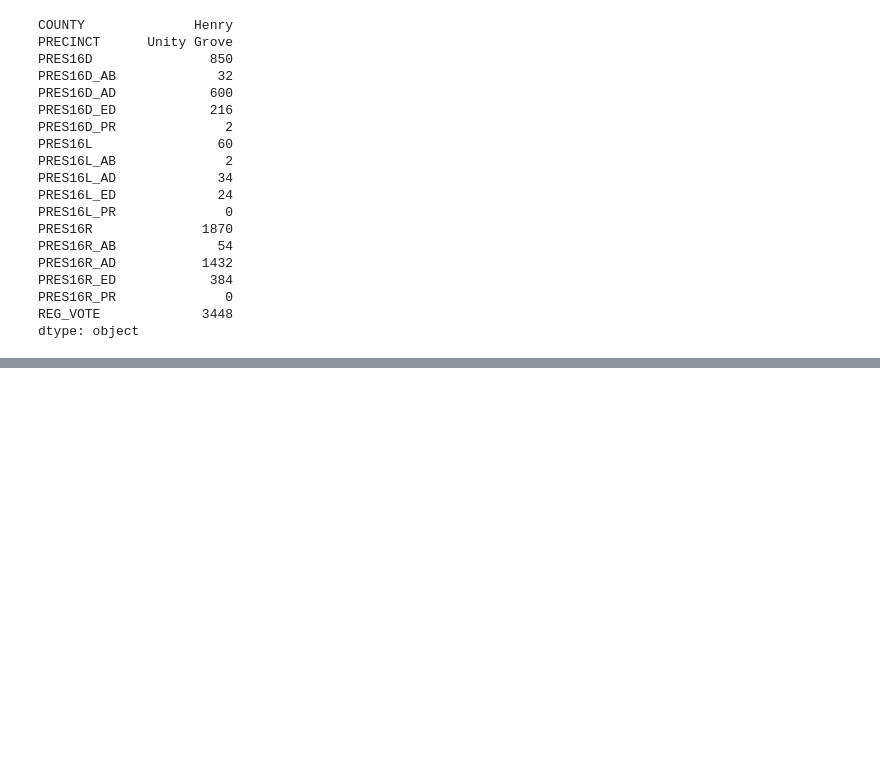
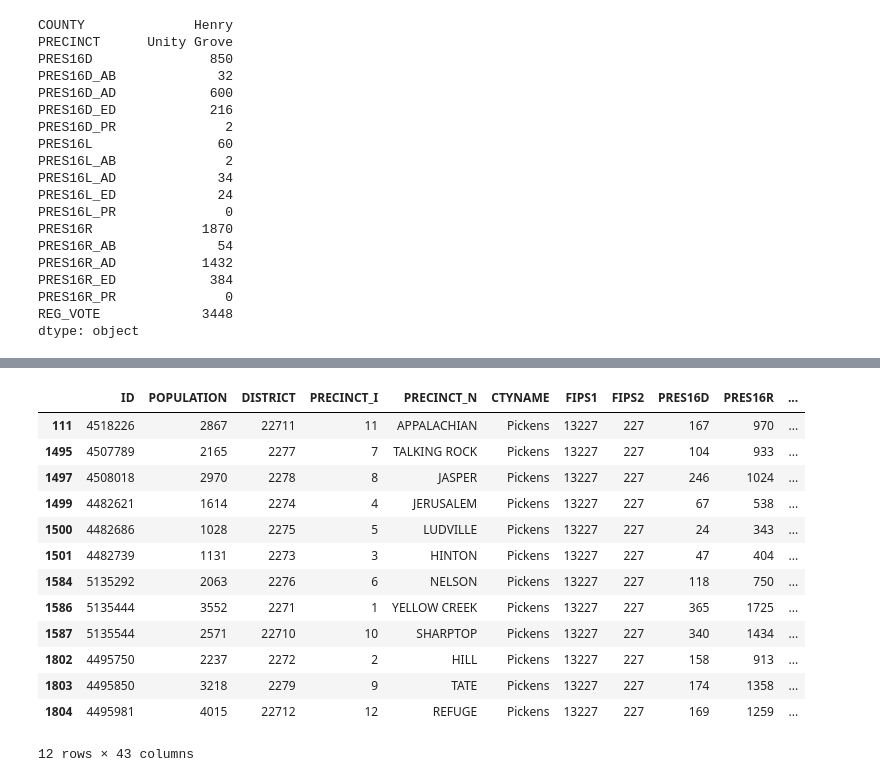
Before and after one commit to vrdi/preprocessing, a Jupyter notebook: MatchingPrecincts.ipynb, the cells around one changed output, grey strips where cells are left out. Cells and saved outputs as stored; diff of their text form; code cells hidden in the pictures; blank space fills up the shorter version.

```diff
--- a/MatchingPrecincts.ipynb
+++ b/MatchingPrecincts.ipynb
@@ -478,0 +503,3 @@ henry_dropped=henry.drop([1882,1883])
+# %%
+pickens = df[df["COUNTY"] == "Pickens"]
+pickens_gdf = gdf[gdf["CTYNAME"] == "Pickens"]
@@ -478,0 +530,17 @@ henry_dropped=henry.drop([1882,1883])
+# %%
+pickens_gdf #12
+# %% [output]
+|  | ID | POPULATION | DISTRICT | PRECINCT_I | PRECINCT_N | CTYNAME | FIPS1 | FIPS2 | PRES16D | PRES16R | ... |
+| 111 | 4518226 | 2867 | 22711 | 11 | APPALACHIAN | Pickens | 13227 | 227 | 167 | 970 | ... |
+| 1495 | 4507789 | 2165 | 2277 | 7 | TALKING ROCK | Pickens | 13227 | 227 | 104 | 933 | ... |
+| 1497 | 4508018 | 2970 | 2278 | 8 | JASPER | Pickens | 13227 | 227 | 246 | 1024 | ... |
+| 1499 | 4482621 | 1614 | 2274 | 4 | JERUSALEM | Pickens | 13227 | 227 | 67 | 538 | ... |
+| 1500 | 4482686 | 1028 | 2275 | 5 | LUDVILLE | Pickens | 13227 | 227 | 24 | 343 | ... |
+| 1501 | 4482739 | 1131 | 2273 | 3 | HINTON | Pickens | 13227 | 227 | 47 | 404 | ... |
+| 1584 | 5135292 | 2063 | 2276 | 6 | NELSON | Pickens | 13227 | 227 | 118 | 750 | ... |
+| 1586 | 5135444 | 3552 | 2271 | 1 | YELLOW CREEK | Pickens | 13227 | 227 | 365 | 1725 | ... |
+| 1587 | 5135544 | 2571 | 22710 | 10 | SHARPTOP | Pickens | 13227 | 227 | 340 | 1434 | ... |
+| 1802 | 4495750 | 2237 | 2272 | 2 | HILL | Pickens | 13227 | 227 | 158 | 913 | ... |
+| 1803 | 4495850 | 3218 | 2279 | 9 | TATE | Pickens | 13227 | 227 | 174 | 1358 | ... |
+| 1804 | 4495981 | 4015 | 22712 | 12 | REFUGE | Pickens | 13227 | 227 | 169 | 1259 | ... |
+12 rows × 43 columns
```
Also changed, not shown: parts of 9 cells of this notebook, 1 other file.
